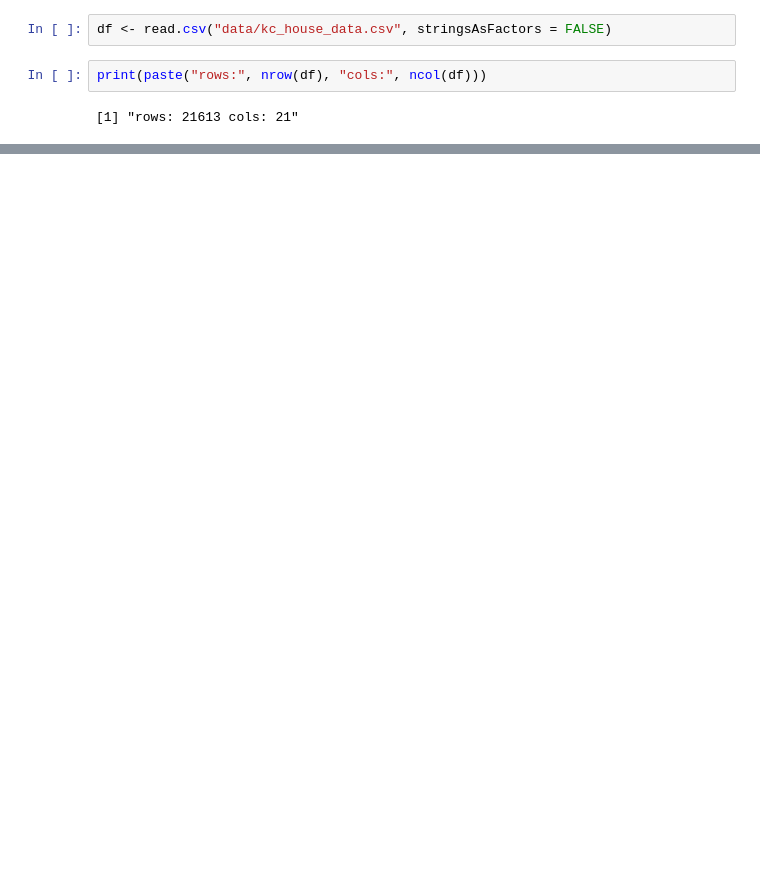
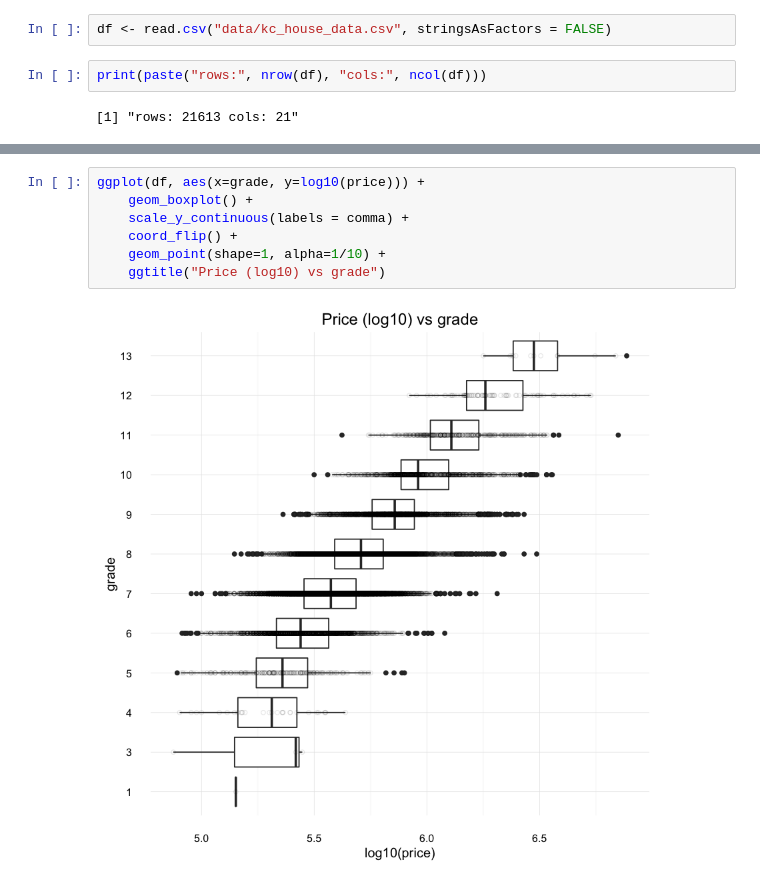
Before and after one commit to andybala/curiousily.github.com, a Jupyter notebook: _data/notebooks/2.predicting_house_price.ipynb, the cells around one changed output, grey strips where cells are left out. Saved outputs shown, nothing was run; the diff lists cells and outputs as text; blank space fills up the shorter version.

```diff
--- a/_data/notebooks/2.predicting_house_price.ipynb
+++ b/_data/notebooks/2.predicting_house_price.ipynb
@@ -144,0 +98,9 @@ p
+# %%
+ggplot(df, aes(x=grade, y=log10(price))) +
+    geom_boxplot() +
+    scale_y_continuous(labels = comma) +
+    coord_flip() +
+    geom_point(shape=1, alpha=1/10) +
+    ggtitle("Price (log10) vs grade")
+# %% [output]
+[figure, added]
```
Also changed, not shown: parts of 79 cells of this notebook, 1 other file.
